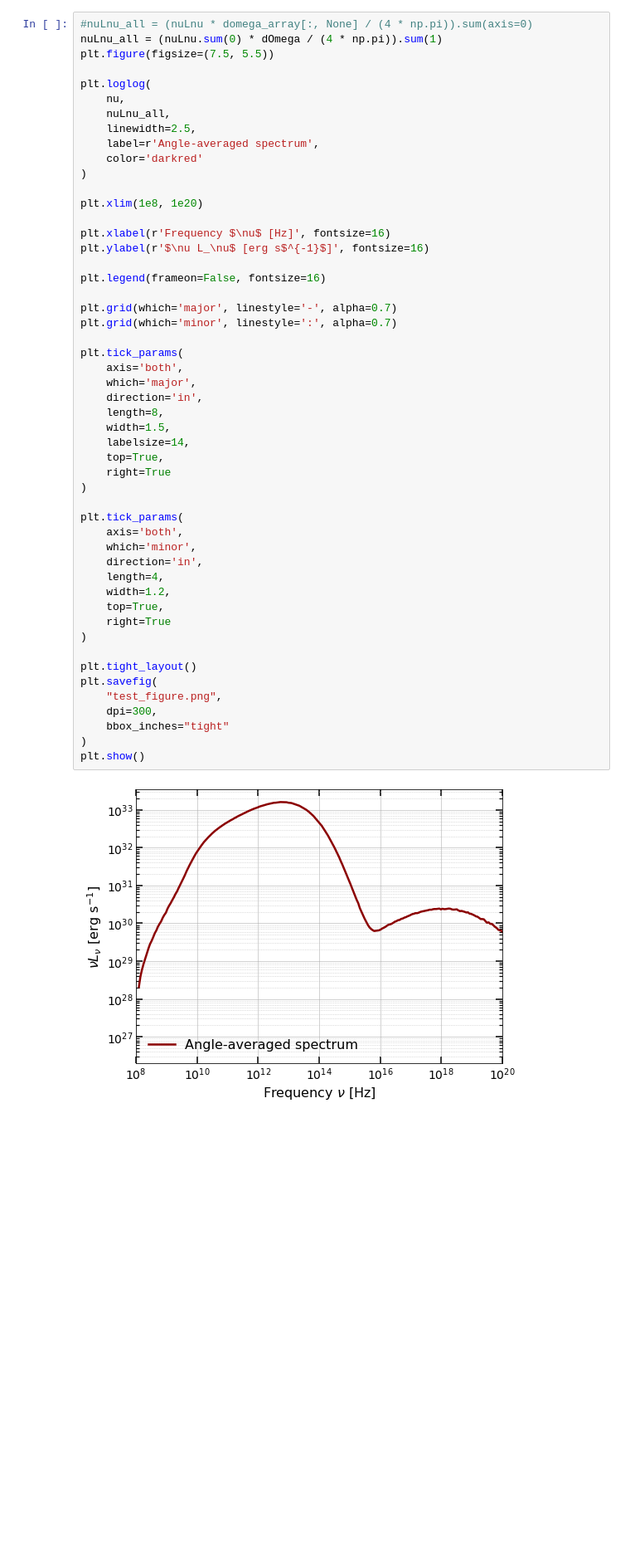
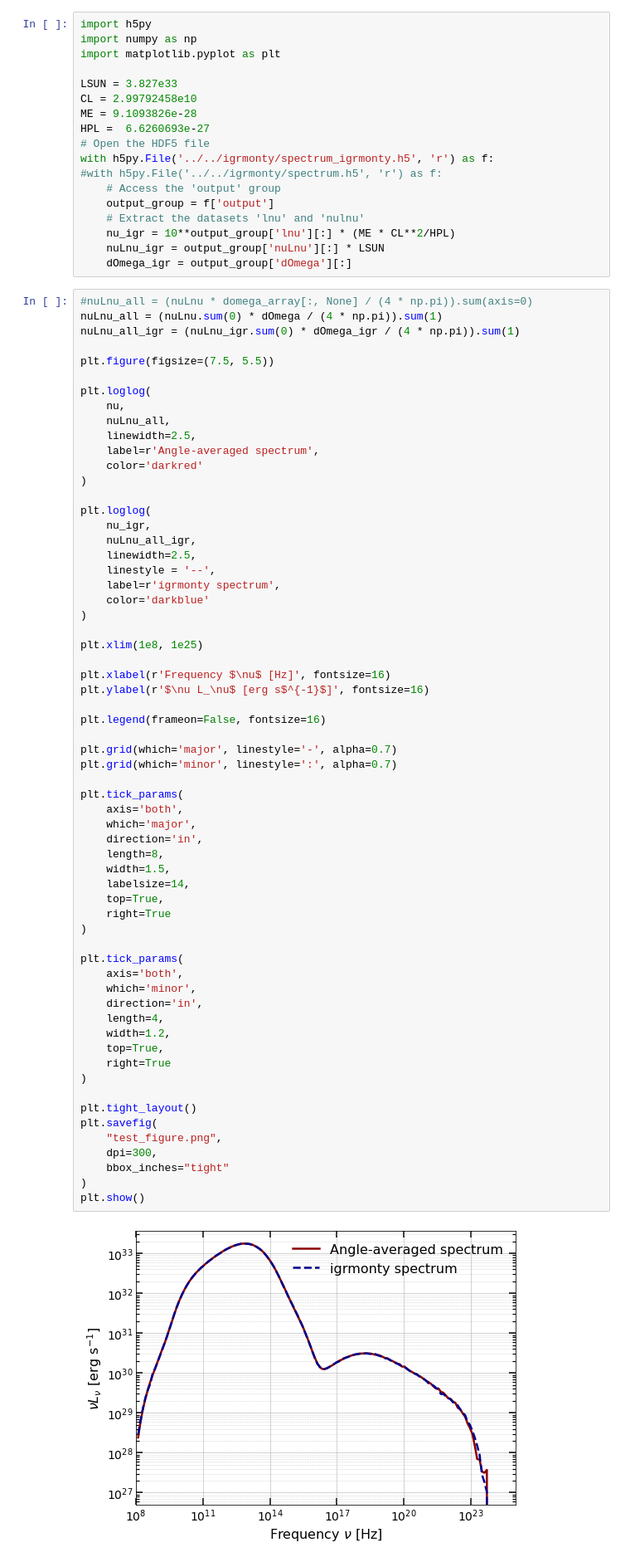
Before and after one commit to black-hole-group/gpumonty, a Jupyter notebook: python/example.ipynb, the cells around one changed output. Shown at 83% size. Saved outputs shown, nothing was run; the diff lists cells and outputs as text; blank space fills up the shorter version.

```diff
--- a/python/example.ipynb
+++ b/python/example.ipynb
@@ -110,6 +40,26 @@ UnicodeDecodeError: 'utf-8' codec can't decode byte 0x89 in position 0: invalid
+# %%
+import h5py
+import numpy as np
+import matplotlib.pyplot as plt
+
+LSUN = 3.827e33
+CL = 2.99792458e10
+ME = 9.1093826e-28
+HPL =  6.6260693e-27
+# Open the HDF5 file
+with h5py.File('../../igrmonty/spectrum_igrmonty.h5', 'r') as f:
+#with h5py.File('../../igrmonty/spectrum.h5', 'r') as f:
+    # Access the 'output' group
+    output_group = f['output']
+    # Extract the datasets 'lnu' and 'nulnu'
+    nu_igr = 10**output_group['lnu'][:] * (ME * CL**2/HPL)
+    nuLnu_igr = output_group['nuLnu'][:] * LSUN
+    dOmega_igr = output_group['dOmega'][:]
 # %%
 #nuLnu_all = (nuLnu * domega_array[:, None] / (4 * np.pi)).sum(axis=0)
 nuLnu_all = (nuLnu.sum(0) * dOmega / (4 * np.pi)).sum(1)
+nuLnu_all_igr = (nuLnu_igr.sum(0) * dOmega_igr / (4 * np.pi)).sum(1)
+
 plt.figure(figsize=(7.5, 5.5))
 
 plt.loglog(
@@ -120,7 +70,16 @@ plt.loglog(
     color='darkred'
 )
 
-plt.xlim(1e8, 1e20)
+plt.loglog(
+    nu_igr,
+    nuLnu_all_igr,
+    linewidth=2.5,
+    linestyle = '--',
+    label=r'igrmonty spectrum',
+    color='darkblue'
+)
+
+plt.xlim(1e8, 1e25)
 
 plt.xlabel(r'Frequency $\nu$ [Hz]', fontsize=16)
 plt.ylabel(r'$\nu L_\nu$ [erg s$^{-1}$]', fontsize=16)
@@ -132,31 +91,31 @@ plt.grid(which='minor', linestyle=':', alpha=0.7)
 
 plt.tick_params(
     axis='both',
     which='major',
     direction='in',
     length=8,
     width=1.5,
     labelsize=14,
     top=True,
     right=True
 )
 
 plt.tick_params(
     axis='both',
     which='minor',
     direction='in',
     length=4,
     width=1.2,
     top=True,
     right=True
 )
 
 plt.tight_layout()
 plt.savefig(
     "test_figure.png",
     dpi=300,
     bbox_inches="tight"
 )
 plt.show()
 # %% [output]
-[figure, old version]
+[figure, new version]
```
Also changed, not shown: parts of 3 cells of this notebook, 5 other files.
